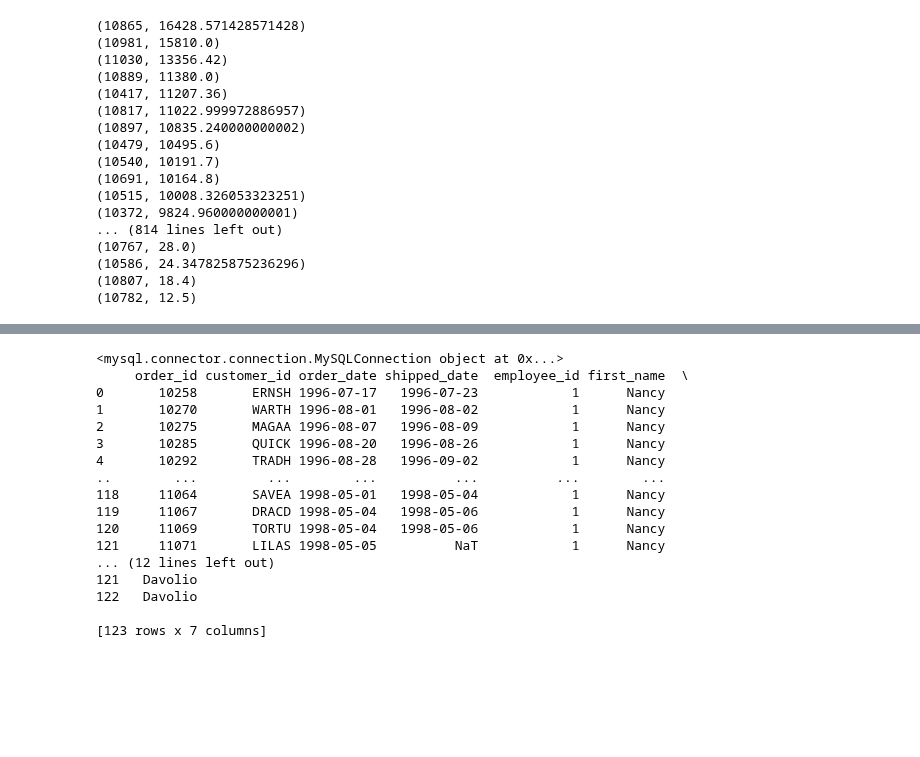
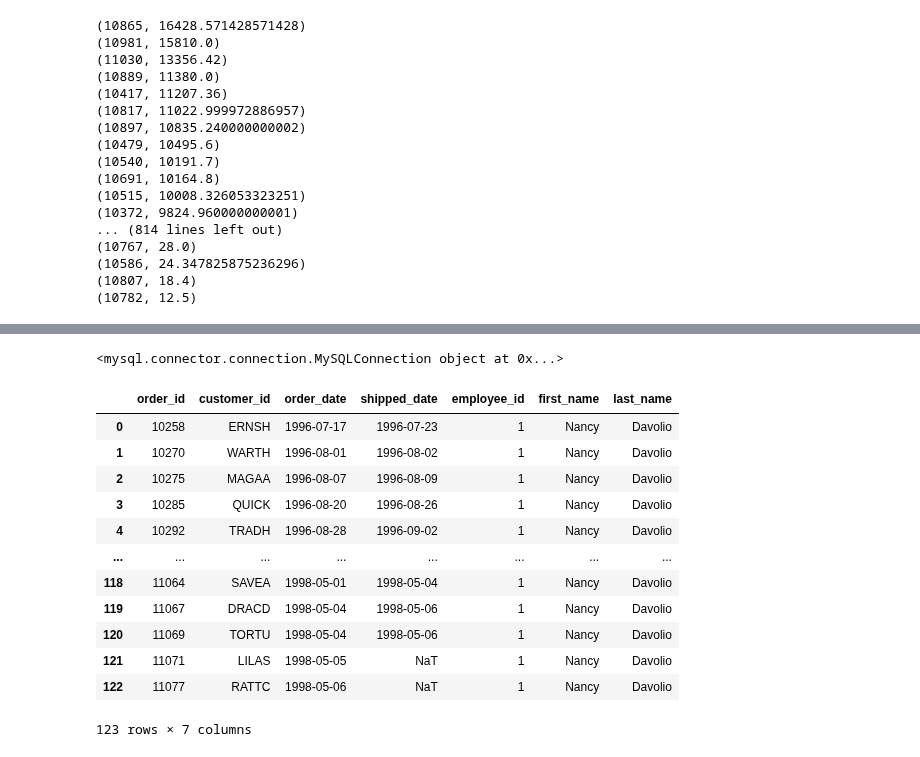
Before and after one commit to Adalab/DA-promo-b-modulo-1-sprint-2-Diana-Vero, a Jupyter notebook: Python/modulo-1-ejercicio-13-sql_python.ipynb, the cells around one changed output, grey strips where cells are left out. Drawn from its saved outputs; the diff is of its cells as text; code cells hidden in the pictures; blank space fills up the shorter version.

```diff
--- a/Python/modulo-1-ejercicio-13-sql_python.ipynb
+++ b/Python/modulo-1-ejercicio-13-sql_python.ipynb
@@ -211,40 +210,37 @@ cnx.close()
 # %%
 # Extraer los pedidos hechos por "Nancy Daviolo". Tendréis que hacer una subquery.
 
 import mysql.connector
 import pandas as pd
 
 cnx = mysql.connector.connect(user='root', password='AlumnaAdalab',
                               host='127.0.0.1',
                               database='northwind')
 
 print(cnx)
 
 
 
 sql = "SELECT orders.order_id, orders.customer_id, orders.order_date, shipped_date,orders.employee_id, employees.first_name, employees.last_name FROM orders INNER JOIN employees ON orders.employee_id= employees.employee_id WHERE orders.employee_id= 1;"
 df = pd.read_sql_query(sql, cnx)
-print (df)
+display (df)
 
 cnx.close()
 # %% [output]
 <mysql.connector.connection.MySQLConnection object at 0x...>
-     order_id customer_id order_date shipped_date  employee_id first_name  \
-0       10258       ERNSH 1996-07-17   1996-07-23            1      Nancy
-1       10270       WARTH 1996-08-01   1996-08-02            1      Nancy
-2       10275       MAGAA 1996-08-07   1996-08-09            1      Nancy
-3       10285       QUICK 1996-08-20   1996-08-26            1      Nancy
-4       10292       TRADH 1996-08-28   1996-09-02            1      Nancy
-..        ...         ...        ...          ...          ...        ...
-118     11064       SAVEA 1998-05-01   1998-05-04            1      Nancy
-119     11067       DRACD 1998-05-04   1998-05-06            1      Nancy
-120     11069       TORTU 1998-05-04   1998-05-06            1      Nancy
-121     11071       LILAS 1998-05-05          NaT            1      Nancy
-... (12 lines left out)
-121   Davolio
-122   Davolio
-
-[123 rows x 7 columns]
+|  | order_id | customer_id | order_date | shipped_date | employee_id | first_name | last_name |
+| 0 | 10258 | ERNSH | 1996-07-17 | 1996-07-23 | 1 | Nancy | Davolio |
+| 1 | 10270 | WARTH | 1996-08-01 | 1996-08-02 | 1 | Nancy | Davolio |
+| 2 | 10275 | MAGAA | 1996-08-07 | 1996-08-09 | 1 | Nancy | Davolio |
+| 3 | 10285 | QUICK | 1996-08-20 | 1996-08-26 | 1 | Nancy | Davolio |
+| 4 | 10292 | TRADH | 1996-08-28 | 1996-09-02 | 1 | Nancy | Davolio |
+| ... | ... | ... | ... | ... | ... | ... | ... |
+| 118 | 11064 | SAVEA | 1998-05-01 | 1998-05-04 | 1 | Nancy | Davolio |
+| 119 | 11067 | DRACD | 1998-05-04 | 1998-05-06 | 1 | Nancy | Davolio |
+| 120 | 11069 | TORTU | 1998-05-04 | 1998-05-06 | 1 | Nancy | Davolio |
+| 121 | 11071 | LILAS | 1998-05-05 | NaT | 1 | Nancy | Davolio |
+| 122 | 11077 | RATTC | 1998-05-06 | NaT | 1 | Nancy | Davolio |
+123 rows × 7 columns
 # %%
 #Desconexión
 
```
Also changed, not shown: parts of 1 cell of this notebook.
